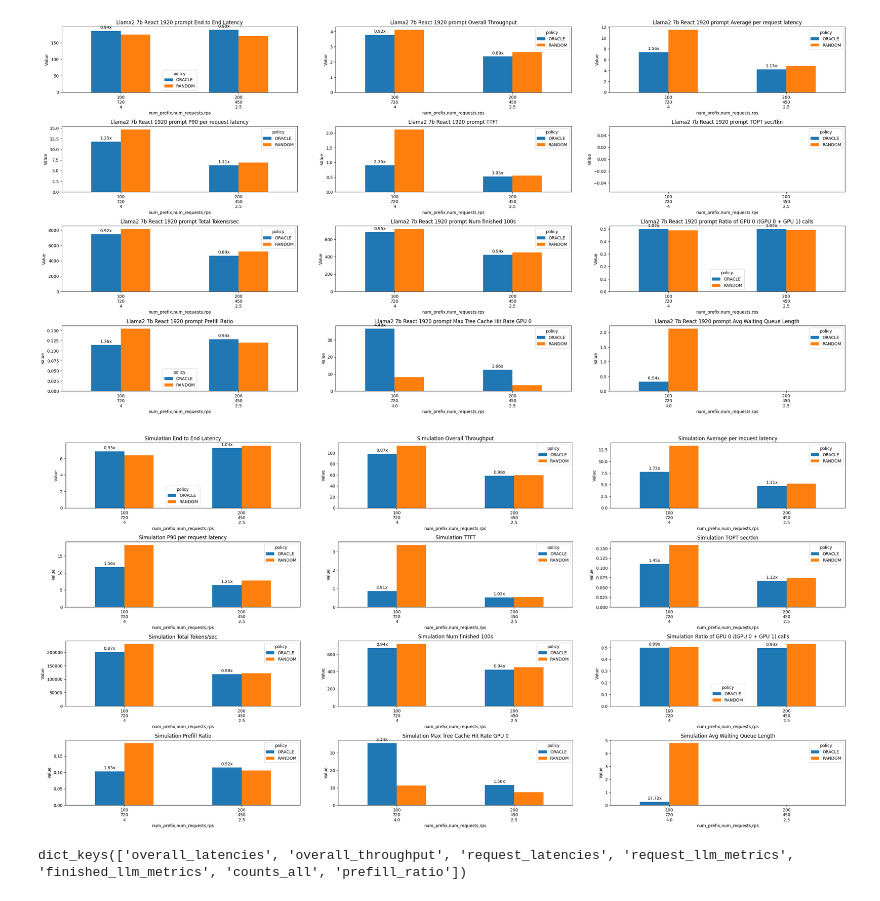
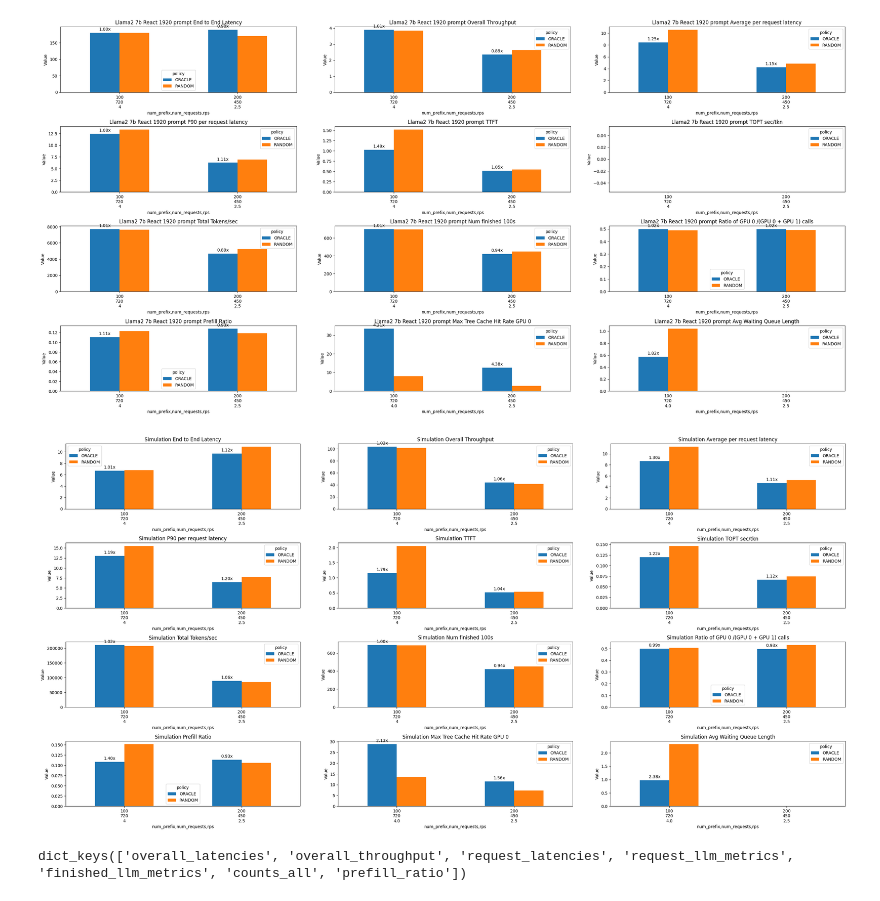
Before and after one commit to WukLab/preble, a Jupyter notebook: multi_node/benchmarks/plot_rps_results.ipynb, the cells around one changed output. Cells and saved outputs as stored; diff of their text form; code cells hidden in the pictures.

```diff
--- a/multi_node/benchmarks/plot_rps_results.ipynb
+++ b/multi_node/benchmarks/plot_rps_results.ipynb
@@ -215,22 +214,22 @@ def plot_metrics(metrics, title_prefix, ax_dims=(4, 3), figsize=(28, 14), global
     for i in range(ax_index, len(axes)):
         fig.delaxes(axes[i])
 # %%
-log_file = '../../ref_for_simulator_react_random_oracle_3min.log'
+log_file = '../../ref_for_sim_2048.log'
 param_keys = ["model_name", "num_prefix", "percent_random_prefixes", "num_requests", "rps", "policy", "exp_time"]
 metrics = extract_metrics(log_file, param_keys, max_gpus=2)
 global_metric_dfs_mistral = {}
 plot_metrics(metrics, "Llama2 7b React 1920 prompt", global_metric_dfs=global_metric_dfs_mistral)
 plt.savefig("reference.png")
 
-simulator_log_file = '../../simulator_react_random_oracle_3min.log'
+simulator_log_file = '../../sim_2048.log'
 param_keys = ["model_name", "num_prefix", "percent_random_prefixes", "num_requests", "rps", "policy", "exp_time"]
 metrics = extract_metrics(simulator_log_file, param_keys, max_gpus=2)
 global_metric_dfs_mistral_simulation = {}
 plot_metrics(metrics, "Simulation", global_metric_dfs=global_metric_dfs_mistral_simulation)
 plt.savefig("simulation.png")
 # %% [output]
-[figure, old version]
+[figure, new version]
-[figure, old version]
+[figure, new version]
 # %%
 global_metric_dfs_mistral.keys()
 # %% [output]
```
Also changed, not shown: parts of 1 cell of this notebook, 5 other files.
